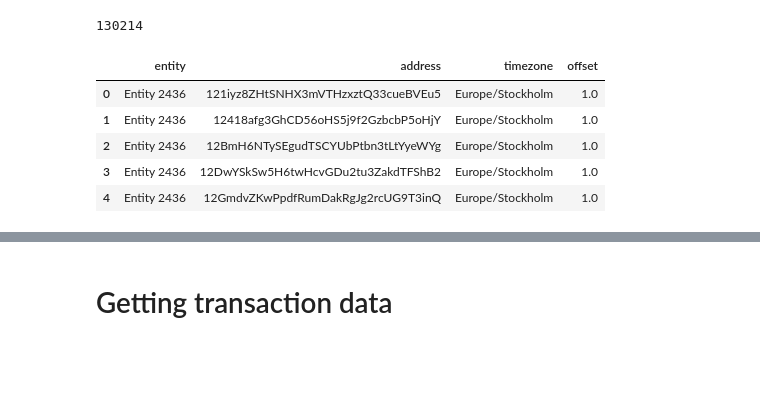
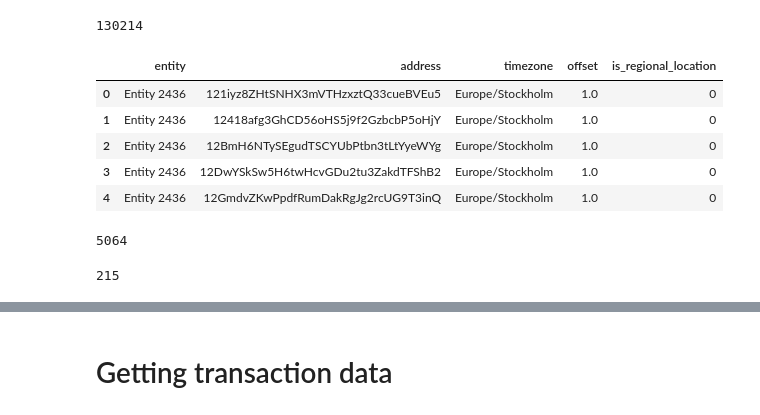
Before and after one commit to MatejDuk/btc_timezone_analysis, a Jupyter notebook: data_preprocessing/data_preprocessing.ipynb, the cells around one changed output, grey strips where cells are left out. Saved outputs shown, nothing was run; the diff lists cells and outputs as text; code cells hidden in the pictures; blank space fills up the shorter version.

```diff
--- a/data_preprocessing/data_preprocessing.ipynb
+++ b/data_preprocessing/data_preprocessing.ipynb
@@ -40,12 +40,37 @@ len(data)
 # %% [output]
 130214
 # %%
-data = pd.DataFrame(data, columns = ["entity", "address", "timezone", "offset"])
+data = pd.DataFrame(data, columns = ["entity", "address", "timezone", "offset", "is_regional_location"])
 data.head()
 # %% [output]
-|  | entity | address | timezone | offset |
-| 0 | Entity 2436 | 121iyz8ZHtSNHX3mVTHzxztQ33cueBVEu5 | Europe/Stockholm | 1.0 |
-| 1 | Entity 2436 | 12418afg3GhCD56oHS5j9f2GzbcbP5oHjY | Europe/Stockholm | 1.0 |
-| 2 | Entity 2436 | 12BmH6NTySEgudTSCYUbPtbn3tLtYyeWYg | Europe/Stockholm | 1.0 |
-| 3 | Entity 2436 | 12DwYSkSw5H6twHcvGDu2tu3ZakdTFShB2 | Europe/Stockholm | 1.0 |
-| 4 | Entity 2436 | 12GmdvZKwPpdfRumDakRgJg2rcUG9T3inQ | Europe/Stockholm | 1.0 |
+|  | entity | address | timezone | offset | is_regional_location |
+| 0 | Entity 2436 | 121iyz8ZHtSNHX3mVTHzxztQ33cueBVEu5 | Europe/Stockholm | 1.0 | 0 |
+| 1 | Entity 2436 | 12418afg3GhCD56oHS5j9f2GzbcbP5oHjY | Europe/Stockholm | 1.0 | 0 |
+| 2 | Entity 2436 | 12BmH6NTySEgudTSCYUbPtbn3tLtYyeWYg | Europe/Stockholm | 1.0 | 0 |
+| 3 | Entity 2436 | 12DwYSkSw5H6twHcvGDu2tu3ZakdTFShB2 | Europe/Stockholm | 1.0 | 0 |
+| 4 | Entity 2436 | 12GmdvZKwPpdfRumDakRgJg2rcUG9T3inQ | Europe/Stockholm | 1.0 | 0 |
+# %%
+distinct_entities = data["entity"].unique()
+distinct_entities = pd.DataFrame(distinct_entities, columns = ["entity"])
+distinct_entities.head()
+len(distinct_entities)
+# %% [output]
+5064
+# %%
+# Entities, in which happened that in one cluster there is more entities
+sql_query = """
+        SELECT DISTINCT entity
+        FROM entities_heur
+        WHERE address IN (
+            SELECT address
+            FROM entities_heur
+            GROUP BY address
+            HAVING COUNT(entity) > 1
+        );
+        """
+cursor.execute(sql_query)
+entities_in_one_cluster = cursor.fetchall()
+entities_in_one_cluster = pd.DataFrame(entities_in_one_cluster, columns = ["entity"])
+len(entities_in_one_cluster)
+# %% [output]
+215
```
Also changed, not shown: parts of 25 cells of this notebook, 5 other files.
